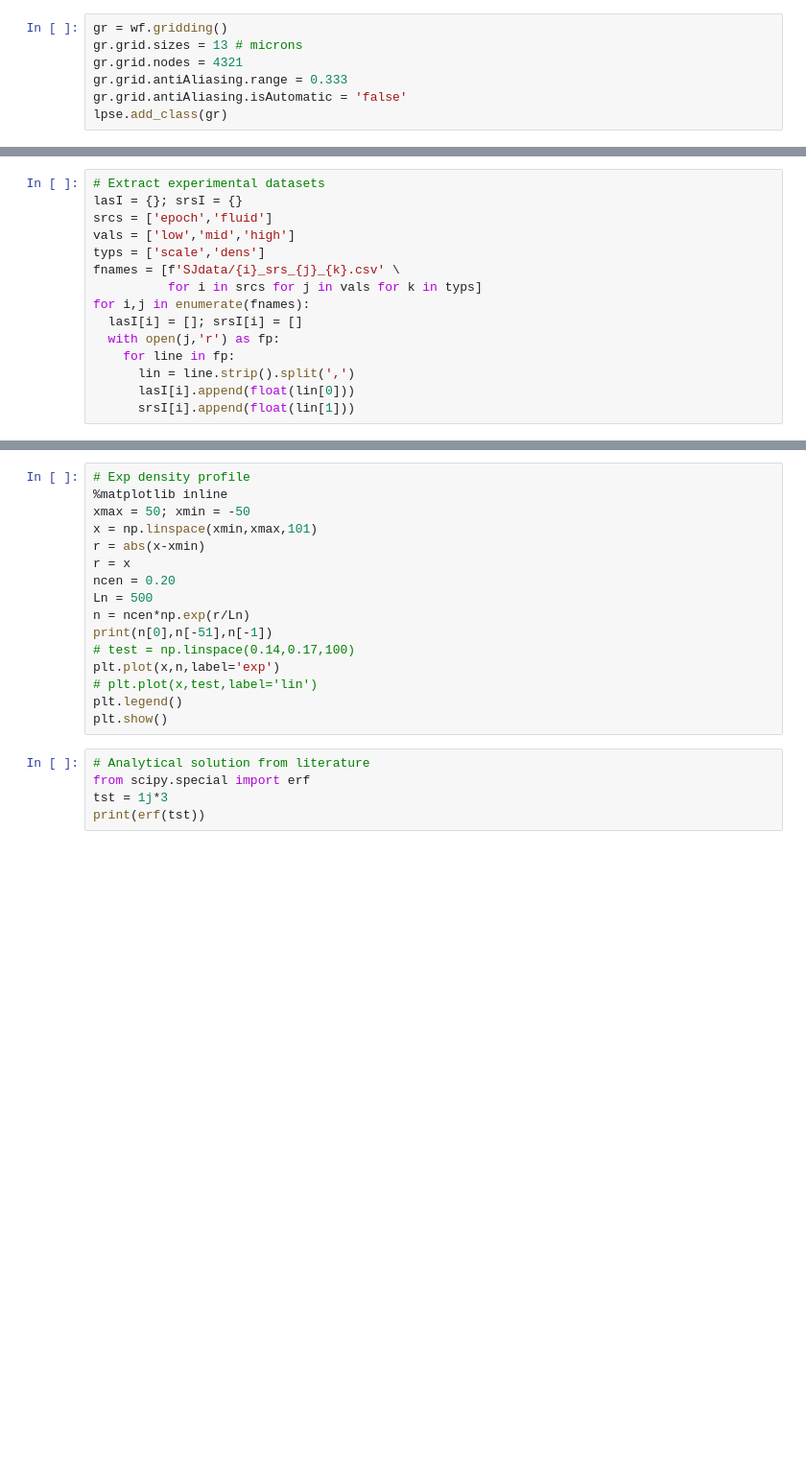
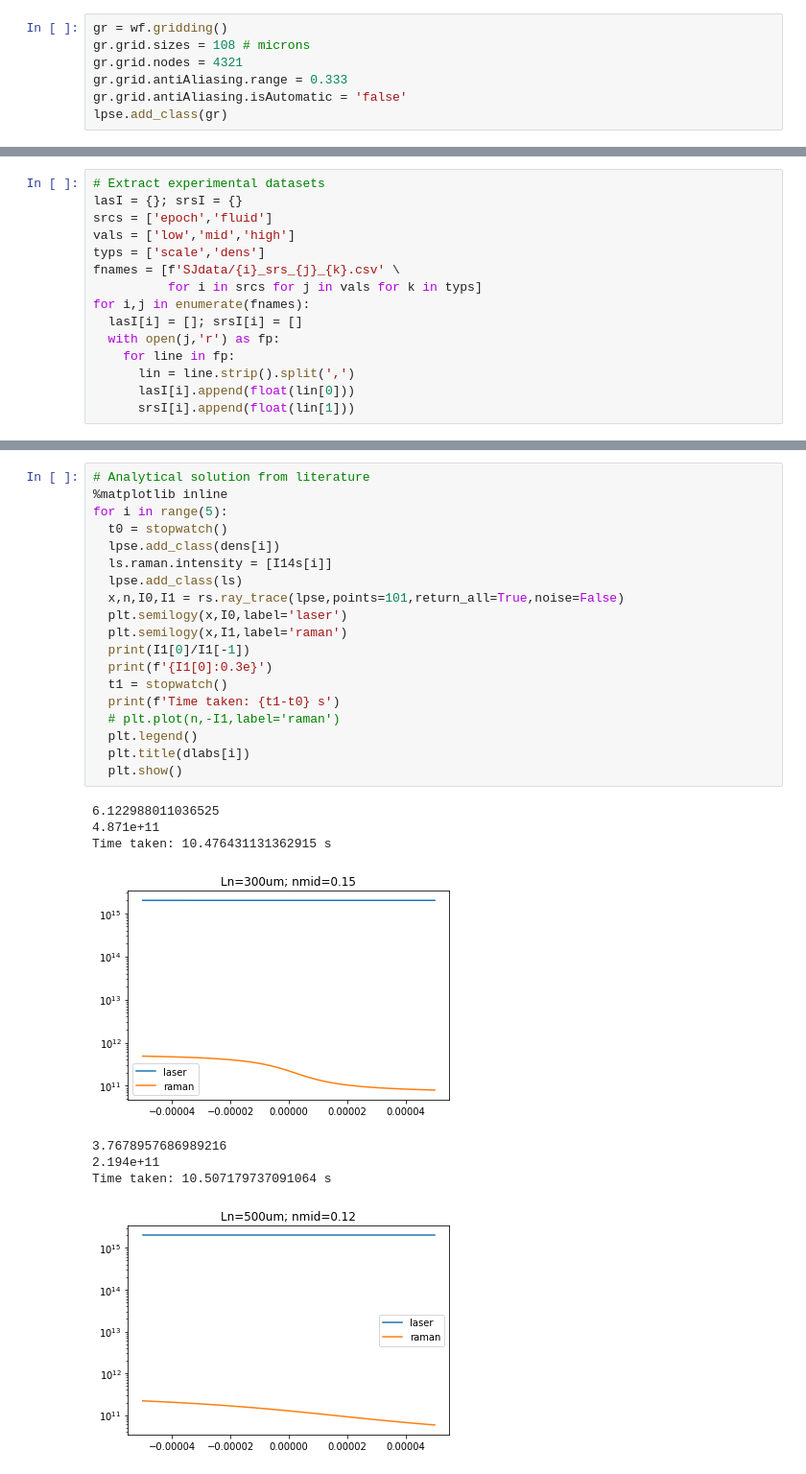
Before and after one commit to andrewanguswarwick/lpse_workflow, a Jupyter notebook: random_srs/case_workflow.ipynb, the cells around one changed output, grey strips where cells are left out. Shown at 96% size. Drawn from its saved outputs; the diff is of its cells as text; blank space fills up the shorter version.

Commit message:
Add Debayle 1D ray trace routine

```diff
--- a/random_srs/case_workflow.ipynb
+++ b/random_srs/case_workflow.ipynb
@@ -35,7 +38,7 @@ jc.resources.heartbeatInterval = 0.1 # minutes
 lpse.add_class(jc)
 # %%
 gr = wf.gridding()
-gr.grid.sizes = 13 # microns
+gr.grid.sizes = 108 # microns
 gr.grid.nodes = 4321
 gr.grid.antiAliasing.range = 0.333
 gr.grid.antiAliasing.isAutomatic = 'false'
@@ -289,21 +348,28 @@ plt.show()
-# %%
-# Exp density profile
-%matplotlib inline
-xmax = 50; xmin = -50
-x = np.linspace(xmin,xmax,101)
-r = abs(x-xmin)
-r = x
-ncen = 0.20
-Ln = 500
-n = ncen*np.exp(r/Ln)
-print(n[0],n[-51],n[-1])
-# test = np.linspace(0.14,0.17,100)
-plt.plot(x,n,label='exp')
-# plt.plot(x,test,label='lin')
-plt.legend()
-plt.show()
-# %%
-# Analytical solution from literature
-from scipy.special import erf
-tst = 1j*3
-print(erf(tst))
+# %%
+# Analytical solution from literature
+%matplotlib inline
+for i in range(5):
+  t0 = stopwatch()
+  lpse.add_class(dens[i])
+  ls.raman.intensity = [I14s[i]]
+  lpse.add_class(ls)
+  x,n,I0,I1 = rs.ray_trace(lpse,points=101,return_all=True,noise=False)
+  plt.semilogy(x,I0,label='laser')
+  plt.semilogy(x,I1,label='raman')
+  print(I1[0]/I1[-1])
+  print(f'{I1[0]:0.3e}')
+  t1 = stopwatch()
+  print(f'Time taken: {t1-t0} s')
+  # plt.plot(n,-I1,label='raman')
+  plt.legend()
+  plt.title(dlabs[i])
+  plt.show()
+# %% [output]
+6.122988011036525
+4.871e+11
+Time taken: 10.476431131362915 s
+[figure, added]
+3.7678957686989216
+2.194e+11
+Time taken: 10.507179737091064 s
+[figure, added]
```
Also changed, not shown: parts of 10 cells of this notebook, 3 other files.
